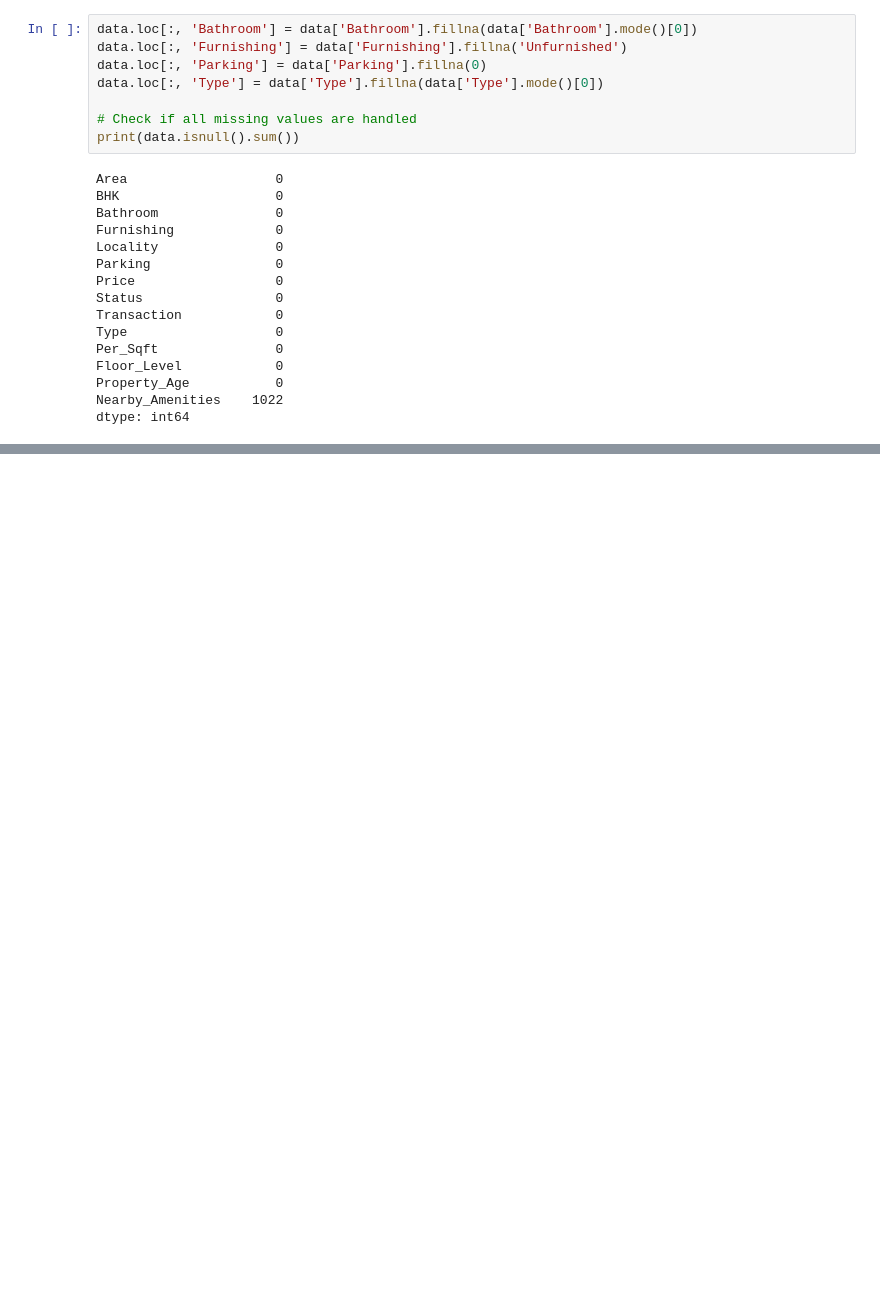
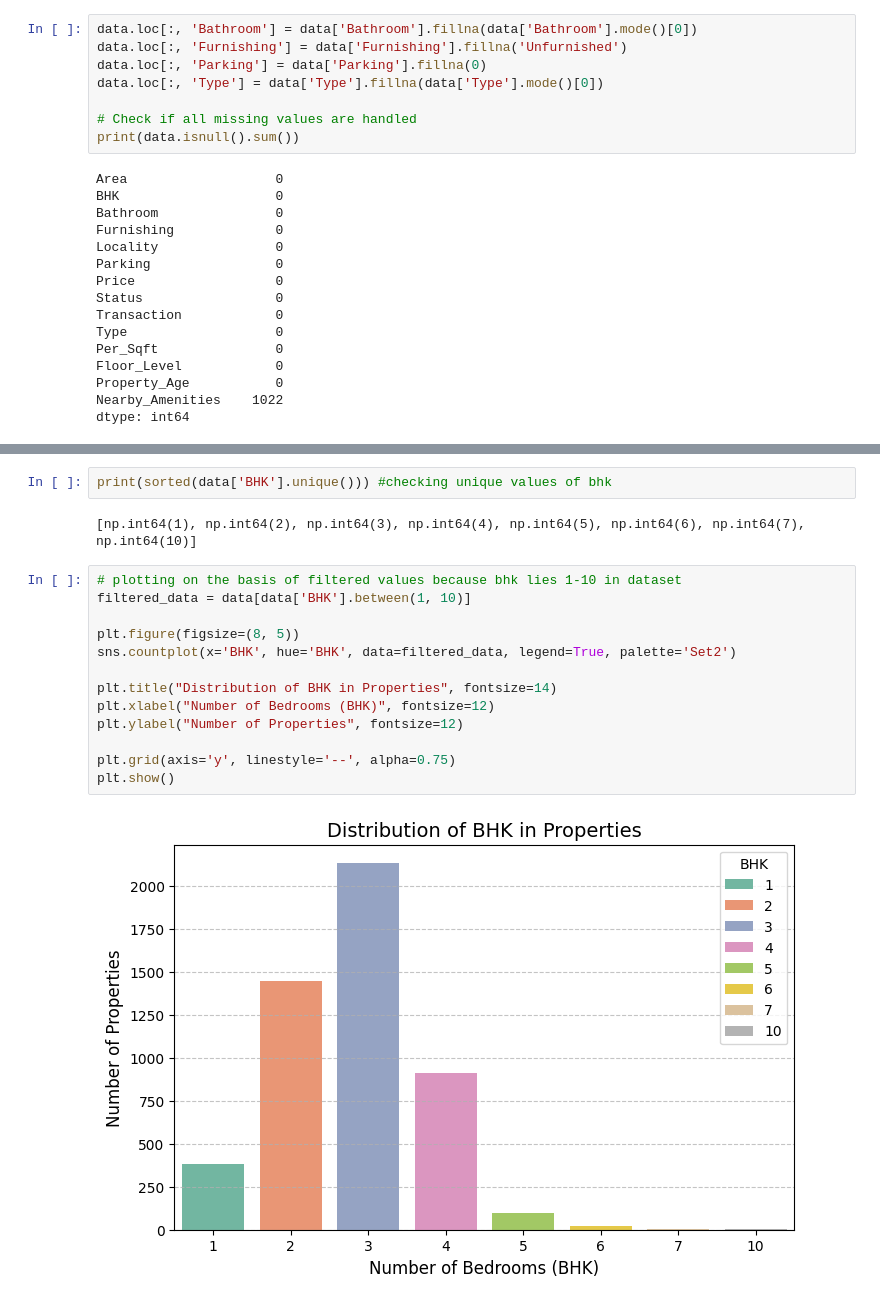
Before and after one commit to vandita-yadav/Indian-Real-Estate-Price-Analysis-Insights, a Jupyter notebook: CA2_VanditaYadav.ipynb, the cells around one changed output, grey strips where cells are left out. Saved outputs shown, nothing was run; the diff lists cells and outputs as text; blank space fills up the shorter version.

```diff
--- a/CA2_VanditaYadav.ipynb
+++ b/CA2_VanditaYadav.ipynb
@@ -100,0 +204,19 @@ data.head()
+# %%
+print(sorted(data['BHK'].unique())) #checking unique values of bhk
+# %% [output]
+[np.int64(1), np.int64(2), np.int64(3), np.int64(4), np.int64(5), np.int64(6), np.int64(7), np.int64(10)]
+# %%
+# plotting on the basis of filtered values because bhk lies 1-10 in dataset
+filtered_data = data[data['BHK'].between(1, 10)]
+
+plt.figure(figsize=(8, 5))
+sns.countplot(x='BHK', hue='BHK', data=filtered_data, legend=True, palette='Set2')
+
+plt.title("Distribution of BHK in Properties", fontsize=14)
+plt.xlabel("Number of Bedrooms (BHK)", fontsize=12)
+plt.ylabel("Number of Properties", fontsize=12)
+
+plt.grid(axis='y', linestyle='--', alpha=0.75)
+plt.show()
+# %% [output]
+[figure, added]
```
Also changed, not shown: parts of 10 cells of this notebook.
